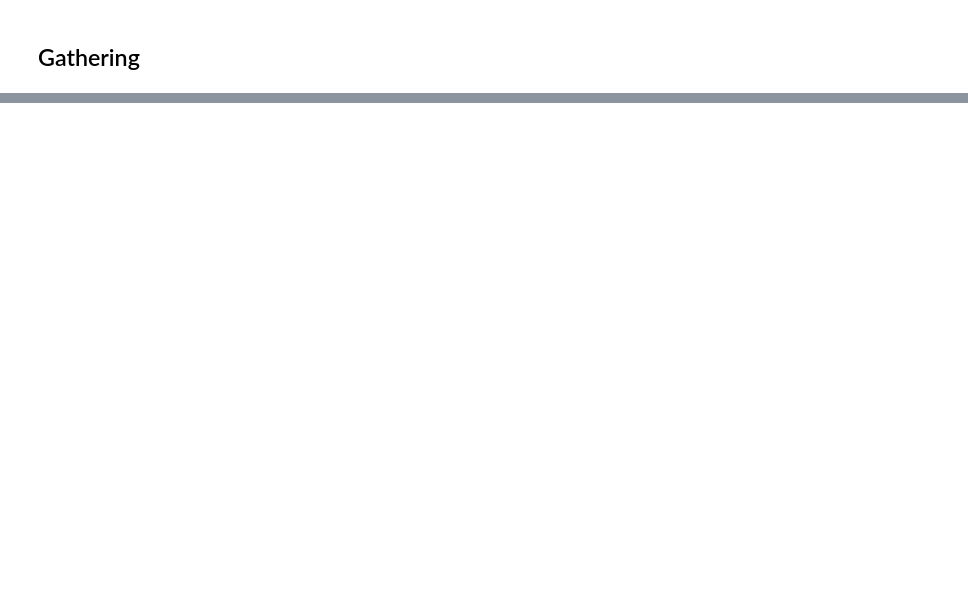
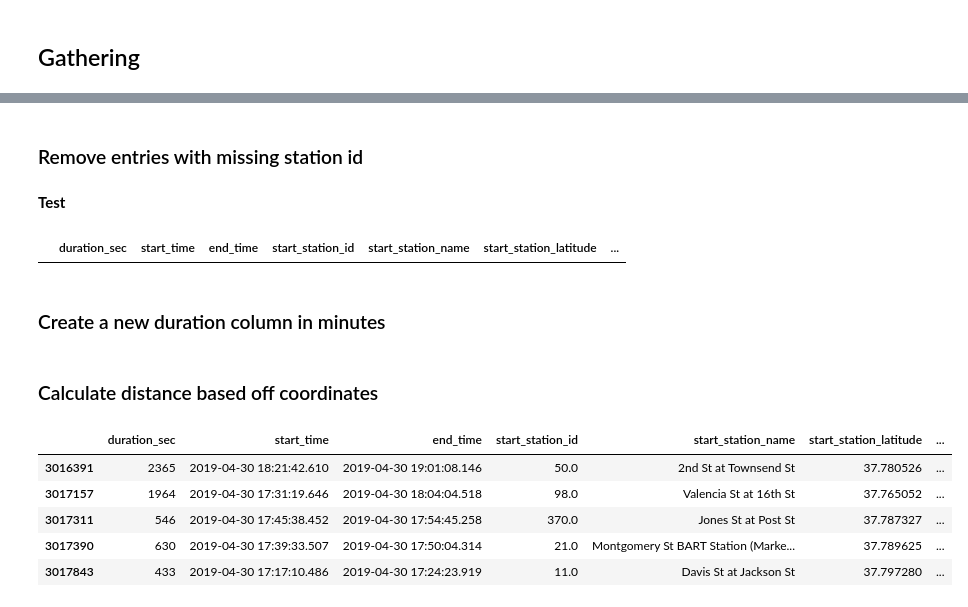
Before and after one commit to sclkan/Lyft-Analysis, a Jupyter notebook: lyft_baywheels_analysis.ipynb, the cells around one changed output, grey strips where cells are left out. Saved outputs shown, nothing was run; the diff lists cells and outputs as text; code cells hidden in the pictures; blank space fills up the shorter version.

```diff
--- a/lyft_baywheels_analysis.ipynb
+++ b/lyft_baywheels_analysis.ipynb
@@ -67,0 +196,50 @@ df.sample(10)
+# %% [markdown]
+### Remove entries with missing station id
+# %%
+df.dropna(subset=['start_station_id', 'end_station_id'], inplace=True)
+# %% [markdown]
+**Test**
+# %%
+df[df.end_station_id.isnull()|df.start_station_id.isnull()].head(5)
+# %% [output]
+|  | duration_sec | start_time | end_time | start_station_id | start_station_name | start_station_latitude | ... |
+# %% [markdown]
+### Create a new duration column in minutes
+# %%
+df['duration_min'] = (df.duration_sec/60).round(2)
+# %% [markdown]
+### Calculate distance based off coordinates
+# %%
+#Function for the Haversine Formula
+#All credit goes to @derricw: https://stackoverflow.com/a/29546836
+
+def haversine(lon1, lat1, lon2, lat2):
+
+    """
+    Calculate the great circle distance between two points
+    on the earth (specified in decimal degrees)
+
+    """
+    lon1, lat1, lon2, lat2 = map(np.radians, [lon1, lat1, lon2, lat2])
+
+    dlon = lon2 - lon1
+    dlat = lat2 - lat1
+
+    a = np.sin(dlat/2.0)**2 + np.cos(lat1) * np.cos(lat2) * np.sin(dlon/2.0)**2
+
+    c = 2 * np.arcsin(np.sqrt(a))
+    km = 6367.8 * c # Units in km.  3959.87433 for miles
+    return km
+# %%
+#Create column
+df['distance'] = haversine(df['start_station_longitude'],df['start_station_latitude'],df['end_station_longitude'],df['end_station_latitude'])
+# %%
+#Could see that there are outliners due to missing coordinates
+df.query('start_station_latitude == 0 | end_station_latitude ==0').head()
+# %% [output]
+|  | duration_sec | start_time | end_time | start_station_id | start_station_name | start_station_latitude | ... |
+| 3016391 | 2365 | 2019-04-30 18:21:42.610 | 2019-04-30 19:01:08.146 | 50.0 | 2nd St at Townsend St | 37.780526 | ... |
+| 3017157 | 1964 | 2019-04-30 17:31:19.646 | 2019-04-30 18:04:04.518 | 98.0 | Valencia St at 16th St | 37.765052 | ... |
+| 3017311 | 546 | 2019-04-30 17:45:38.452 | 2019-04-30 17:54:45.258 | 370.0 | Jones St at Post St | 37.787327 | ... |
+| 3017390 | 630 | 2019-04-30 17:39:33.507 | 2019-04-30 17:50:04.314 | 21.0 | Montgomery St BART Station (Marke... | 37.789625 | ... |
+| 3017843 | 433 | 2019-04-30 17:17:10.486 | 2019-04-30 17:24:23.919 | 11.0 | Davis St at Jackson St | 37.797280 | ... |
```
Also changed, not shown: parts of 23 cells of this notebook.
